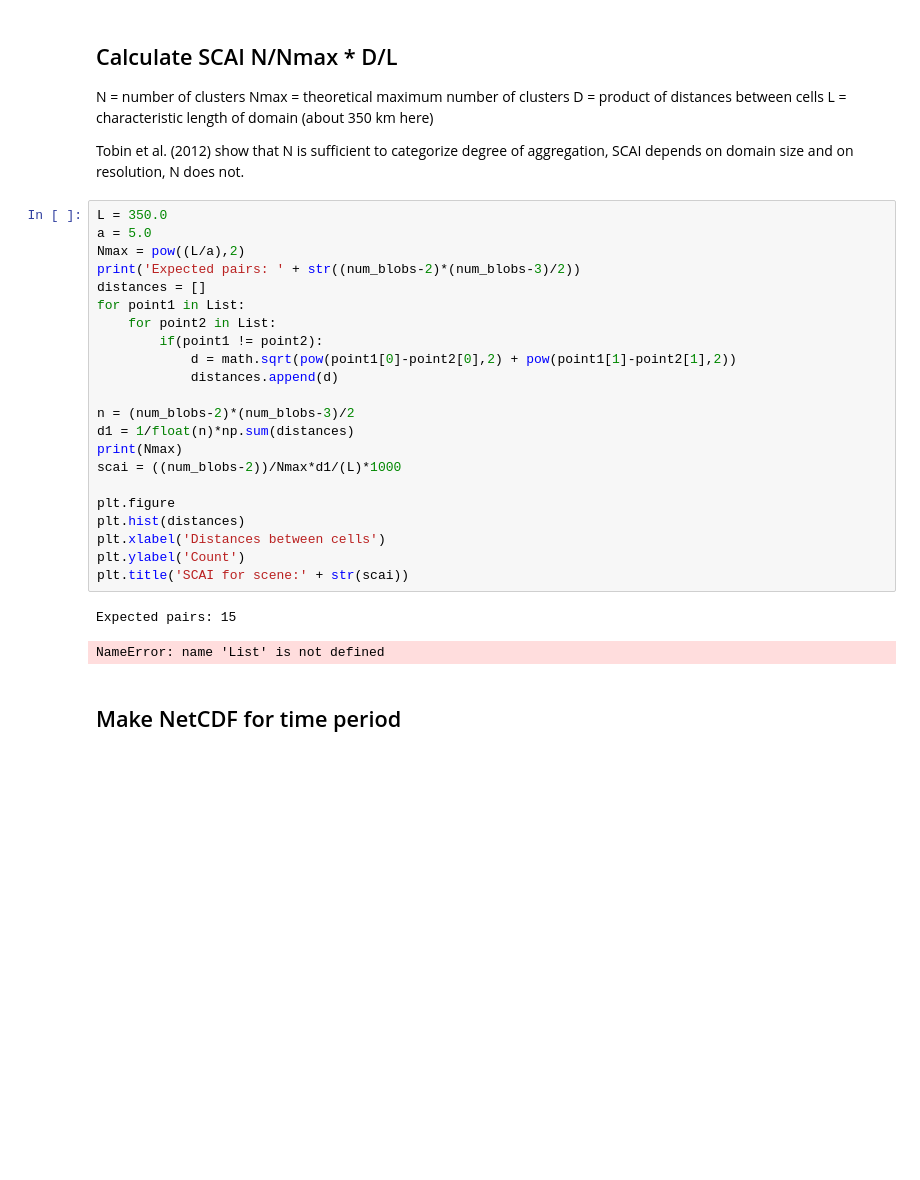
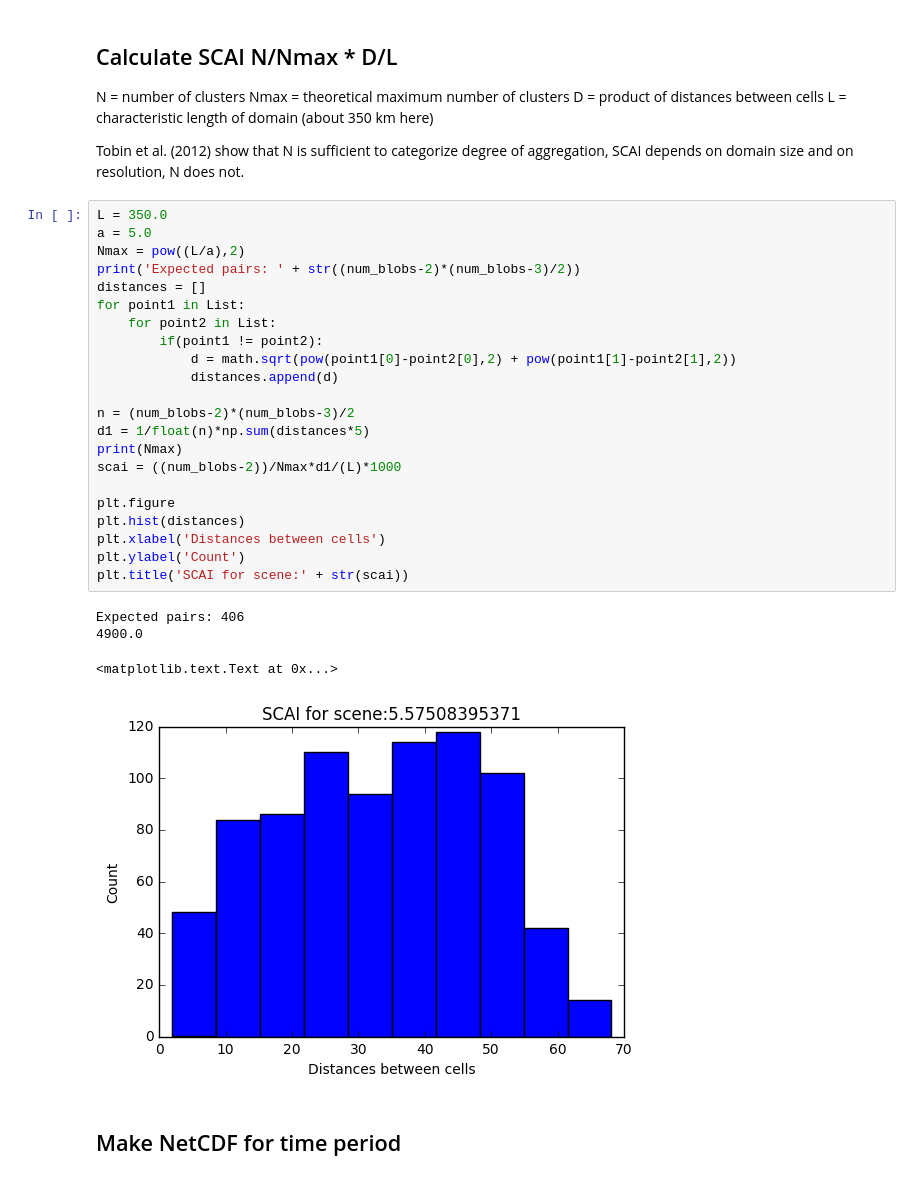
Before and after one commit to rcjackson/cmdv-rrm-anl, a Jupyter notebook: notebooks/Tobin aggregation index.ipynb, the cells around one changed output. Saved outputs shown, nothing was run; the diff lists cells and outputs as text; blank space fills up the shorter version.

Commit message:
FIX: Example time period plots in Tobin aggregation now showing.

```diff
--- a/notebooks/Tobin aggregation index.ipynb
+++ b/notebooks/Tobin aggregation index.ipynb
@@ -286,28 +297,30 @@ SCAI depends on domain size and on resolution, N does not.
 # %%
 L = 350.0
 a = 5.0
 Nmax = pow((L/a),2)
 print('Expected pairs: ' + str((num_blobs-2)*(num_blobs-3)/2))
 distances = []
 for point1 in List:
     for point2 in List:
         if(point1 != point2):
             d = math.sqrt(pow(point1[0]-point2[0],2) + pow(point1[1]-point2[1],2))
             distances.append(d)
 
 n = (num_blobs-2)*(num_blobs-3)/2
-d1 = 1/float(n)*np.sum(distances)
+d1 = 1/float(n)*np.sum(distances*5)
 print(Nmax)
 scai = ((num_blobs-2))/Nmax*d1/(L)*1000
 
 plt.figure
 plt.hist(distances)
 plt.xlabel('Distances between cells')
 plt.ylabel('Count')
 plt.title('SCAI for scene:' + str(scai))
 # %% [output]
-Expected pairs: 15
+Expected pairs: 406
+4900.0
-NameError: name 'List' is not defined
+<matplotlib.text.Text at 0x...>
+[figure, added]
 # %% [markdown]
 ## Make NetCDF for time period
 # %%
```
Also changed, not shown: parts of 2 cells of this notebook.
